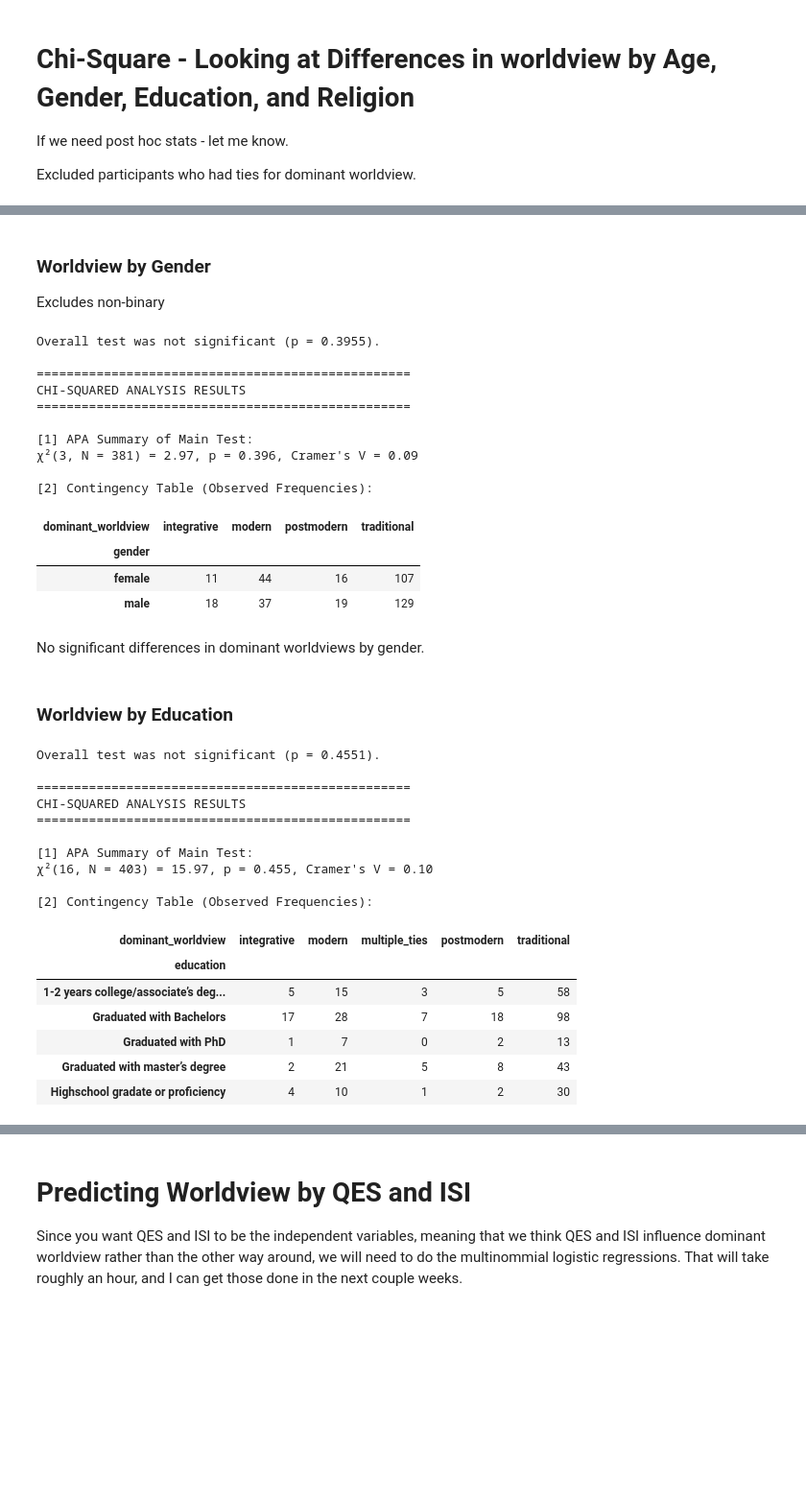
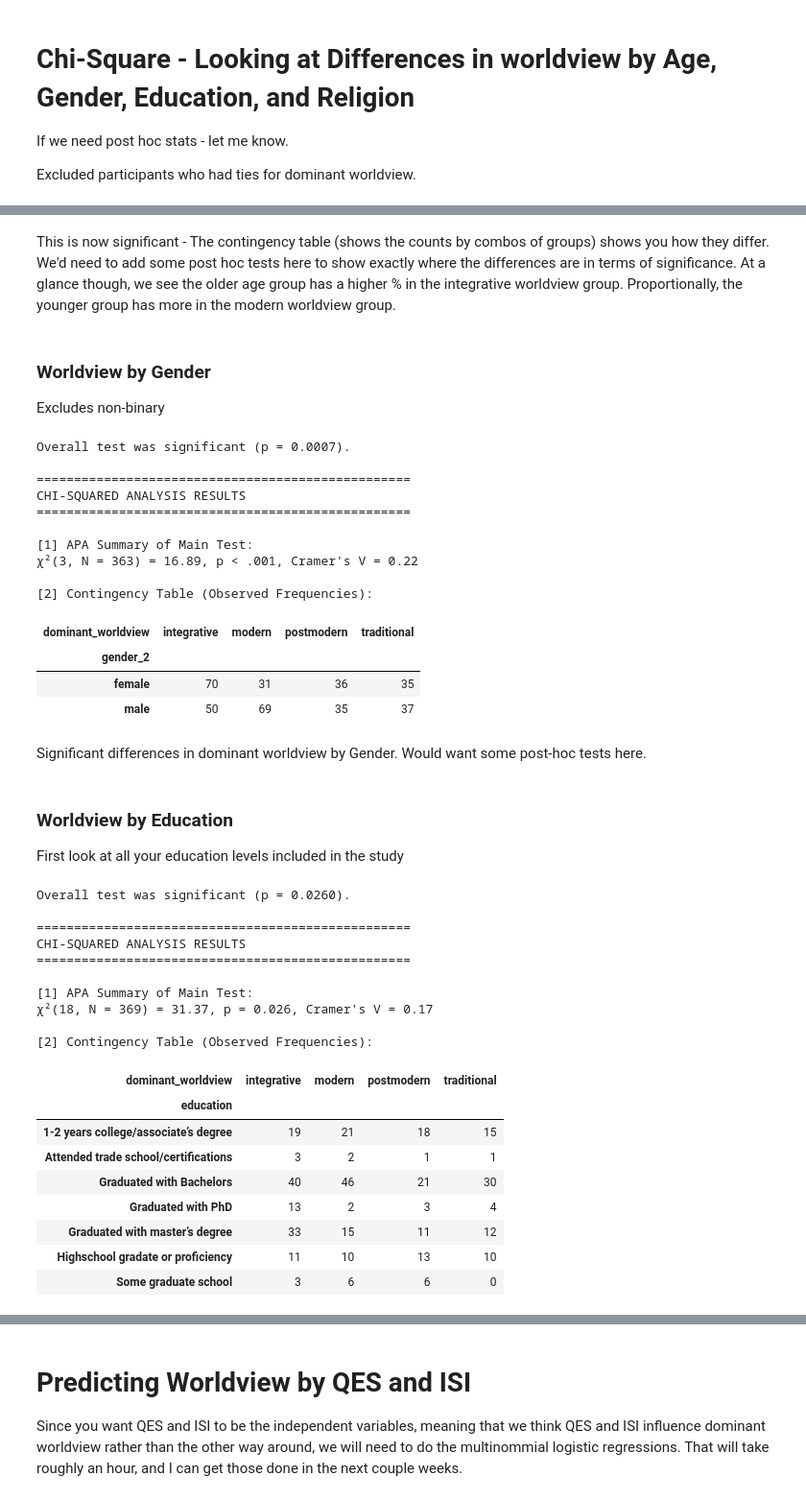
Before and after one commit to ReneeErnst/worldview-study, a Jupyter notebook: notebooks/analysis.ipynb, the cells around one changed output, grey strips where cells are left out. Shown: that part at 96% size. Cells and saved outputs as stored; diff of their text form; code cells hidden in the pictures; blank space fills up the shorter version.

Commit message:
updated analysis

```diff
--- a/notebooks/analysis.ipynb
+++ b/notebooks/analysis.ipynb
@@ -431,7 +589,7 @@ Excluded participants who had ties for dominant worldview.
 # %%
 
 analysis_results = analysis.run_chi2_analysis(
-    df=df[df["dominant_worldview"] != "multiple_ties"],
+    df=df_worldview,
     x="age_group",
     y="dominant_worldview",
 )
@@ -465,0 +663,16 @@ CHI-SQUARED ANALYSIS RESULTS
+# %%
+analysis_results = analysis.run_chi2_analysis(
+    df=df_worldview,
+    x="age_group_55",
+    y="dominant_worldview",
+)
+
+print("\n" + "=" * 50)
+print("CHI-SQUARED ANALYSIS RESULTS")
+print("=" * 50)
+
+print("\n[1] Summary of Main Test:")
+print(analysis_results["apa_summary"])
+
+print("\n[2] Contingency Table (Observed Frequencies):")
+display(analysis_results["contingency_table"])
@@ -467,0 +698,16 @@ No significant difference in dominant worldviews by age.
+# %%
+analysis_results = analysis.run_chi2_analysis(
+    df=df_worldview,
+    x="age_group_2_levels",
+    y="dominant_worldview",
+)
+
+print("\n" + "=" * 50)
+print("CHI-SQUARED ANALYSIS RESULTS")
+print("=" * 50)
+
+print("\n[1] Summary of Main Test:")
+print(analysis_results["apa_summary"])
+
+print("\n[2] Contingency Table (Observed Frequencies):")
+display(analysis_results["contingency_table"])
@@ -468,12 +729,12 @@ No significant difference in dominant worldviews by age.
+# %% [markdown]
+This is now significant - The contingency table (shows the counts by combos of groups) shows you how they differ. We'd need to add some post hoc tests here to show exactly where the differences are in terms of significance. At a glance though, we see the older age group has a higher % in the integrative worldview group. Proportionally, the younger group has more in the modern worldview group.
 # %% [markdown]
 ### Worldview by Gender
 Excludes non-binary
 # %%
 analysis_results = analysis.run_chi2_analysis(
-    df=df[
-        (df["dominant_worldview"] != "multiple_ties") & (df["gender"] != "nonbinary")
-    ],
-    x="gender",
+    df=df_worldview,
+    x="gender_2",
     y="dominant_worldview",
 )
 
@@ -487,56 +748,59 @@ print(analysis_results["apa_summary"])
 print("\n[2] Contingency Table (Observed Frequencies):")
 display(analysis_results["contingency_table"])
 # %% [output]
-Overall test was not significant (p = 0.3955).
+Overall test was significant (p = 0.0007).
 
 ==================================================
 CHI-SQUARED ANALYSIS RESULTS
 ==================================================
 
 [1] APA Summary of Main Test:
-χ²(3, N = 381) = 2.97, p = 0.396, Cramer's V = 0.09
+χ²(3, N = 363) = 16.89, p < .001, Cramer's V = 0.22
 
 [2] Contingency Table (Observed Frequencies):
 | dominant_worldview | integrative | modern | postmodern | traditional |
-| gender |  |  |  |  |
-| female | 11 | 44 | 16 | 107 |
-| male | 18 | 37 | 19 | 129 |
+| gender_2 |  |  |  |  |
+| female | 70 | 31 | 36 | 35 |
+| male | 50 | 69 | 35 | 37 |
 # %% [markdown]
-No significant differences in dominant worldviews by gender.
+Significant differences in dominant worldview by Gender. Would want some post-hoc tests here.
 # %% [markdown]
 ### Worldview by Education
+First look at all your education levels included in the study
 # %%
 analysis_results = analysis.run_chi2_analysis(
-    df=df[df["education"].notna()],
+    df=df_worldview[df_worldview["education"].notna()],
     x="education",
     y="dominant_worldview",
 )
 
 print("\n" + "=" * 50)
 print("CHI-SQUARED ANALYSIS RESULTS")
 print("=" * 50)
 
 print("\n[1] APA Summary of Main Test:")
 print(analysis_results["apa_summary"])
 
 print("\n[2] Contingency Table (Observed Frequencies):")
 display(analysis_results["contingency_table"])
 # %% [output]
-Overall test was not significant (p = 0.4551).
+Overall test was significant (p = 0.0260).
 
 ==================================================
 CHI-SQUARED ANALYSIS RESULTS
 ==================================================
 
 [1] APA Summary of Main Test:
-χ²(16, N = 403) = 15.97, p = 0.455, Cramer's V = 0.10
+χ²(18, N = 369) = 31.37, p = 0.026, Cramer's V = 0.17
 
 [2] Contingency Table (Observed Frequencies):
-| dominant_worldview | integrative | modern | multiple_ties | postmodern | traditional |
-| education |  |  |  |  |  |
-| 1-2 years college/associate’s deg... | 5 | 15 | 3 | 5 | 58 |
-| Graduated with Bachelors | 17 | 28 | 7 | 18 | 98 |
-| Graduated with PhD | 1 | 7 | 0 | 2 | 13 |
-| Graduated with master’s degree | 2 | 21 | 5 | 8 | 43 |
-| Highschool gradate or proficiency | 4 | 10 | 1 | 2 | 30 |
+| dominant_worldview | integrative | modern | postmodern | traditional |
+| education |  |  |  |  |
+| 1-2 years college/associate’s degree | 19 | 21 | 18 | 15 |
+| Attended trade school/certifications | 3 | 2 | 1 | 1 |
+| Graduated with Bachelors | 40 | 46 | 21 | 30 |
+| Graduated with PhD | 13 | 2 | 3 | 4 |
+| Graduated with master’s degree | 33 | 15 | 11 | 12 |
+| Highschool gradate or proficiency | 11 | 10 | 13 | 10 |
+| Some graduate school | 3 | 6 | 6 | 0 |
 # %% [markdown]
```
Also changed, not shown: parts of 40 cells of this notebook.
